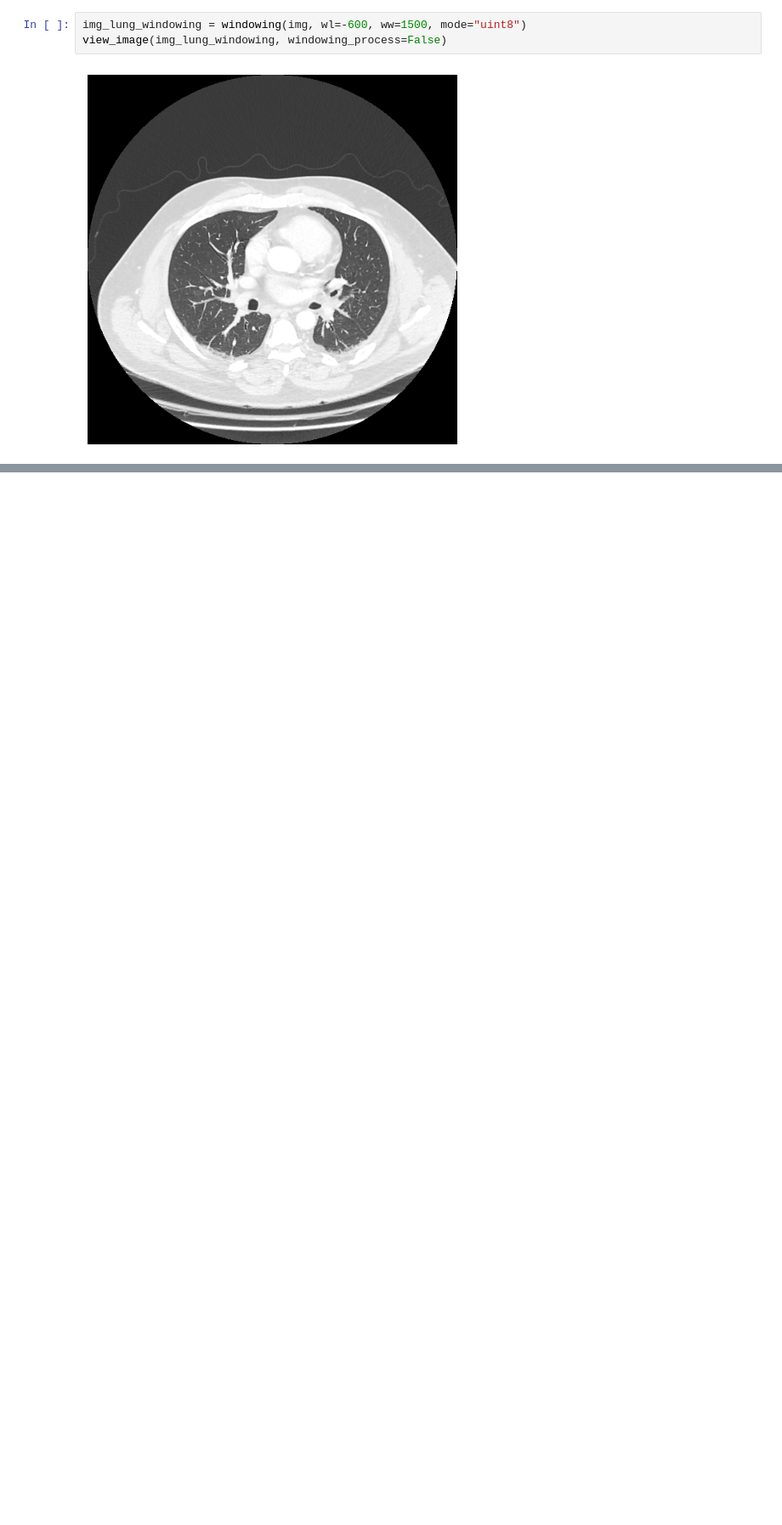
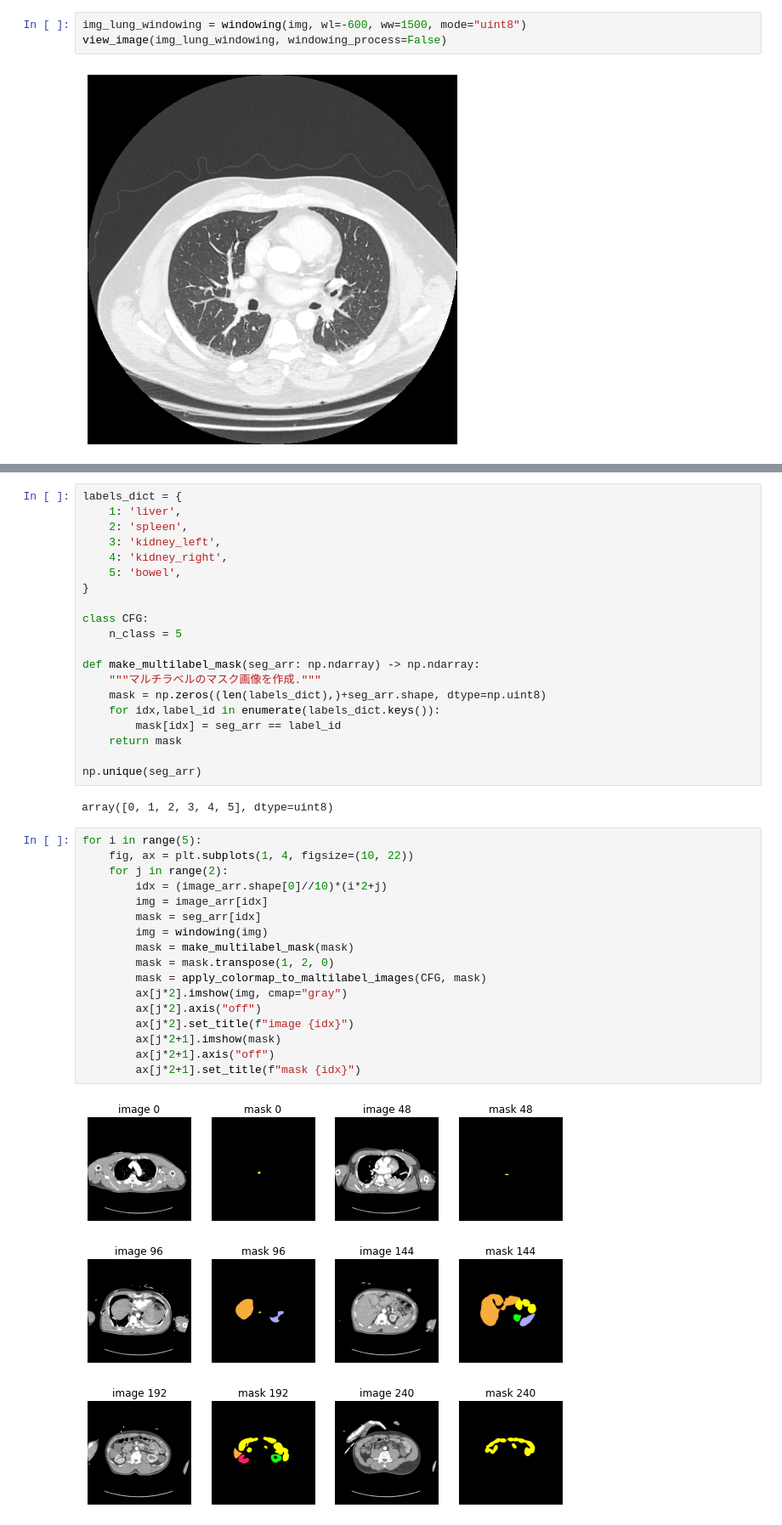
Before and after one commit to tachyon777/rsna-2023, a Jupyter notebook: notebooks/exp001.ipynb, the cells around one changed output, grey strips where cells are left out. Shown: that part at 85% size. Saved outputs shown, nothing was run; the diff lists cells and outputs as text; blank space fills up the shorter version.

```diff
--- a/notebooks/exp001.ipynb
+++ b/notebooks/exp001.ipynb
@@ -102,0 +147,43 @@ view_image(img_lung_windowing, windowing_process=False)
+# %%
+labels_dict = {
+    1: 'liver',
+    2: 'spleen',
+    3: 'kidney_left',
+    4: 'kidney_right',
+    5: 'bowel',
+}
+
+class CFG:
+    n_class = 5
+
+def make_multilabel_mask(seg_arr: np.ndarray) -> np.ndarray:
+    """マルチラベルのマスク画像を作成."""
+    mask = np.zeros((len(labels_dict),)+seg_arr.shape, dtype=np.uint8)
+    for idx,label_id in enumerate(labels_dict.keys()):
+        mask[idx] = seg_arr == label_id
+    return mask
+
+np.unique(seg_arr)
+# %% [output]
+array([0, 1, 2, 3, 4, 5], dtype=uint8)
+# %%
+for i in range(5):
+    fig, ax = plt.subplots(1, 4, figsize=(10, 22))
+    for j in range(2):
+        idx = (image_arr.shape[0]//10)*(i*2+j)
+        img = image_arr[idx]
+        mask = seg_arr[idx]
+        img = windowing(img)
+        mask = make_multilabel_mask(mask)
+        mask = mask.transpose(1, 2, 0)
+        mask = apply_colormap_to_maltilabel_images(CFG, mask)
+        ax[j*2].imshow(img, cmap="gray")
+        ax[j*2].axis("off")
+        ax[j*2].set_title(f"image {idx}")
+        ax[j*2+1].imshow(mask)
+        ax[j*2+1].axis("off")
+        ax[j*2+1].set_title(f"mask {idx}")
+# %% [output]
+[figure, added]
+[figure, added]
+[figure, added]
```
Also changed, not shown: parts of 13 cells of this notebook, 3 other files.
